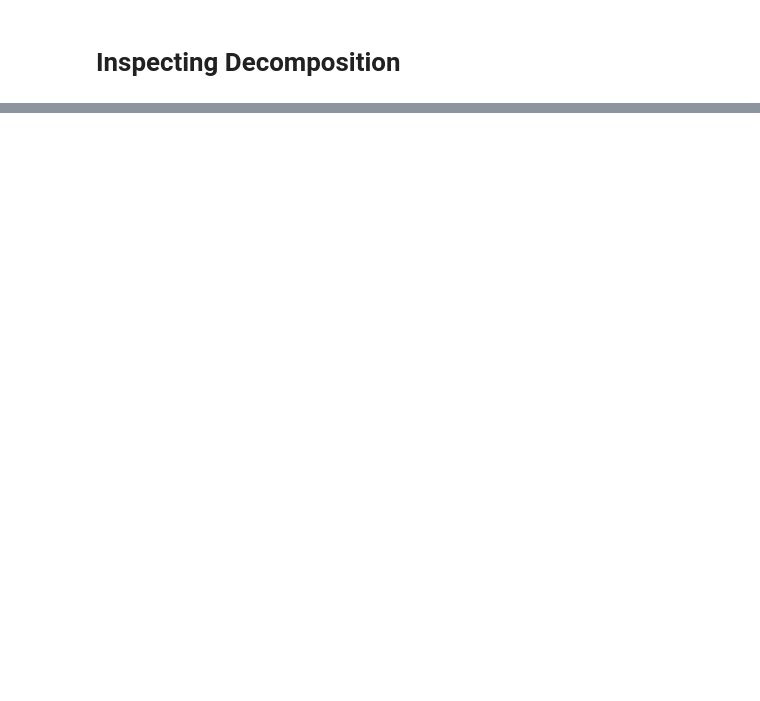
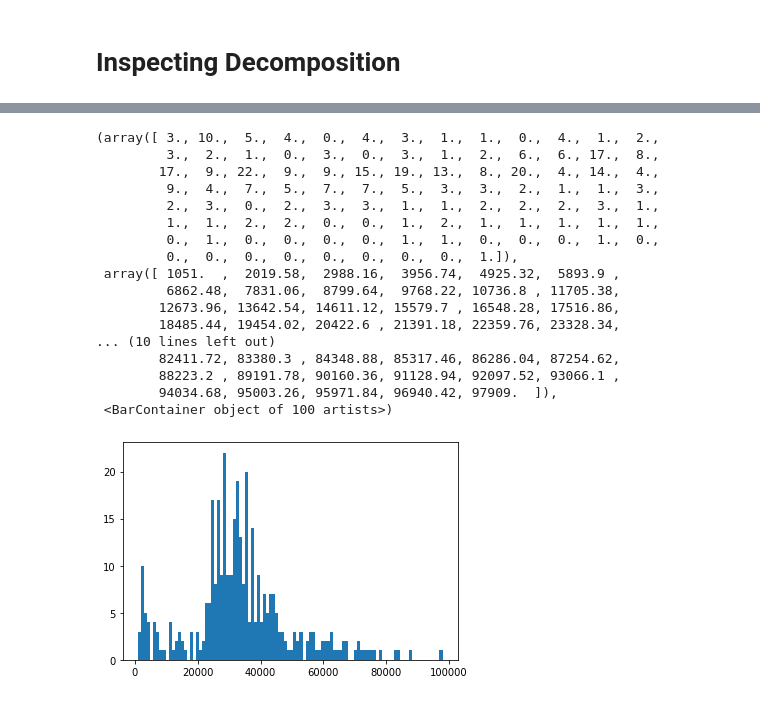
Before and after one commit to celiibrendan/neuron_mesh_tools, a Jupyter notebook: Auto_Proofreading/Preprocessing_Pipeline/Inspecting_Proofreading_Pipeline.ipynb, the cells around one changed output, grey strips where cells are left out. Cells and saved outputs as stored; diff of their text form; code cells hidden in the pictures; blank space fills up the shorter version.

```diff
--- a/Auto_Proofreading/Preprocessing_Pipeline/Inspecting_Proofreading_Pipeline.ipynb
+++ b/Auto_Proofreading/Preprocessing_Pipeline/Inspecting_Proofreading_Pipeline.ipynb
@@ -268,0 +135,2 @@ print((curr_table & "key_hash='1c7677a63d052676dc2a5d0e819b9425'").fetch1("key")
+# %%
+minnie,schema = du.configure_minnie_vm()
@@ -270,0 +240,15 @@ print((curr_table & "key_hash='1c7677a63d052676dc2a5d0e819b9425'").fetch1("key")
+# %%
+col_to_keep_soma = [
+"centroid_x",
+"centroid_y",
+"centroid_z",
+"n_vertices",
+"n_faces",
+"multiplicity",
+"sdf",
+"max_side_ratio",
+"bbox_volume_ratio",
+"max_hole_length",
+"run_time",
+              ]
+minnie.BaylorSegmentCentroid.proj(*col_to_keep_soma)
@@ -270,0 +271,4 @@ print((curr_table & "key_hash='1c7677a63d052676dc2a5d0e819b9425'").fetch1("key")
+# %%
+soma_saved_data = minnie.BaylorSegmentCentroid.proj(*col_to_keep_soma).fetch(as_dict=True)
+new_data_frame_soma = pd.DataFrame.from_dict(soma_saved_data)
+new_data_frame_soma
@@ -270,0 +307,5 @@ print((curr_table & "key_hash='1c7677a63d052676dc2a5d0e819b9425'").fetch1("key")
+# %%
+import matplotlib.pyplot as plt
+soma_faces_array = new_data_frame_soma["n_faces"].to_numpy()
+soma_faces_array_filtered = soma_faces_array[soma_faces_array!=0]
+soma_faces_array_filtered
@@ -270,0 +330,21 @@ print((curr_table & "key_hash='1c7677a63d052676dc2a5d0e819b9425'").fetch1("key")
+# %%
+plt.hist(soma_faces_array_filtered,bins=100)
+# %% [output]
+(array([ 3., 10.,  5.,  4.,  0.,  4.,  3.,  1.,  1.,  0.,  4.,  1.,  2.,
+         3.,  2.,  1.,  0.,  3.,  0.,  3.,  1.,  2.,  6.,  6., 17.,  8.,
+        17.,  9., 22.,  9.,  9., 15., 19., 13.,  8., 20.,  4., 14.,  4.,
+         9.,  4.,  7.,  5.,  7.,  7.,  5.,  3.,  3.,  2.,  1.,  1.,  3.,
+         2.,  3.,  0.,  2.,  3.,  3.,  1.,  1.,  2.,  2.,  2.,  3.,  1.,
+         1.,  1.,  2.,  2.,  0.,  0.,  1.,  2.,  1.,  1.,  1.,  1.,  1.,
+         0.,  1.,  0.,  0.,  0.,  0.,  1.,  1.,  0.,  0.,  0.,  1.,  0.,
+         0.,  0.,  0.,  0.,  0.,  0.,  0.,  0.,  1.]),
+ array([ 1051.  ,  2019.58,  2988.16,  3956.74,  4925.32,  5893.9 ,
+         6862.48,  7831.06,  8799.64,  9768.22, 10736.8 , 11705.38,
+        12673.96, 13642.54, 14611.12, 15579.7 , 16548.28, 17516.86,
+        18485.44, 19454.02, 20422.6 , 21391.18, 22359.76, 23328.34,
+... (10 lines left out)
+        82411.72, 83380.3 , 84348.88, 85317.46, 86286.04, 87254.62,
+        88223.2 , 89191.78, 90160.36, 91128.94, 92097.52, 93066.1 ,
+        94034.68, 95003.26, 95971.84, 96940.42, 97909.  ]),
+ <BarContainer object of 100 artists>)
+[figure, added]
```
Also changed, not shown: parts of 57 cells of this notebook, 13 other files.
